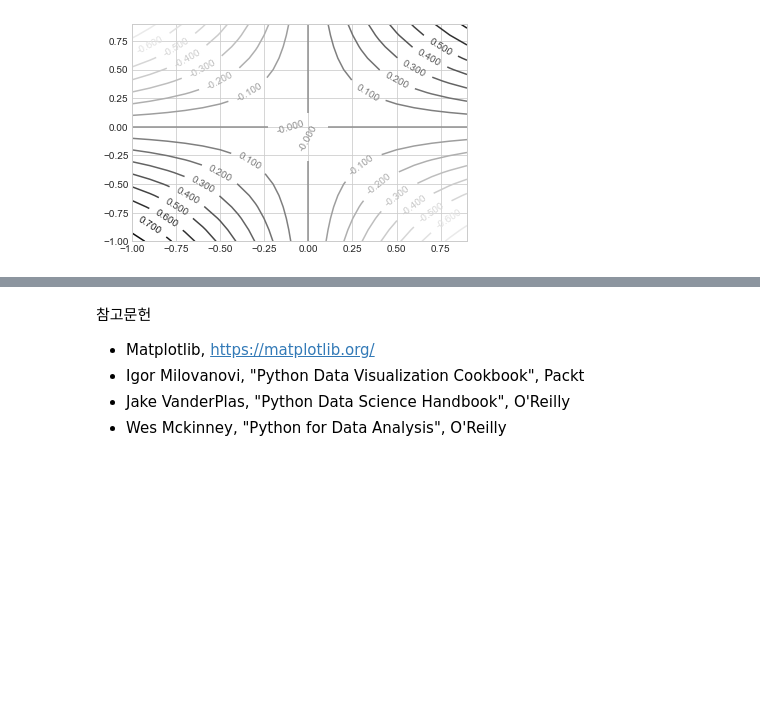
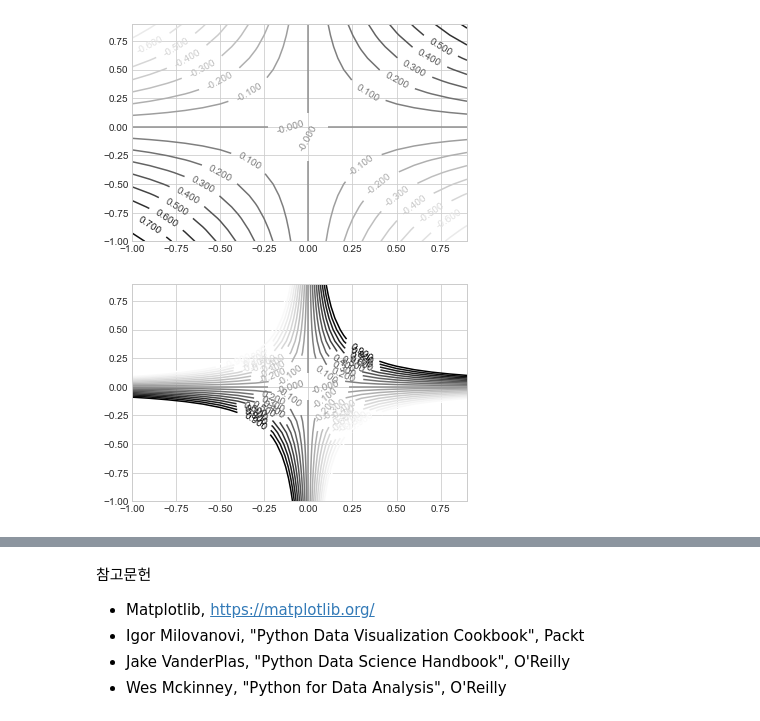
Before and after one commit to SeWonKwon/Data_Visualization, a Jupyter notebook: Matplotlib/M15_Matplotlib Density and Contour Plots.ipynb, the cells around one changed output, grey strips where cells are left out. Cells and saved outputs as stored; diff of their text form; code cells hidden in the pictures; blank space fills up the shorter version.

```diff
--- a/Matplotlib/M15_Matplotlib Density and Contour Plots.ipynb
+++ b/Matplotlib/M15_Matplotlib Density and Contour Plots.ipynb
@@ -41,6 +41,14 @@ CS = plt.contour(X, Y, Z, levels=a)
 plt.clabel(CS, inline=2);
 # %% [output]
 [figure]
+# %%
+a = np.arange(-1, 1, 0.1)
+X, Y = np.meshgrid(a, a)
+Z = np.sin(X * Y)/0.1
+CS = plt.contour(X, Y, Z, levels=a)
+plt.clabel(CS, inline=2);
+# %% [output]
+[figure, added]
 # %%
 def f(x, y):
     return (1 - (x**2 + y**2))* np.exp(-y**2 / 2)
```
Also changed, not shown: parts of 5 cells of this notebook, 7 other files.
